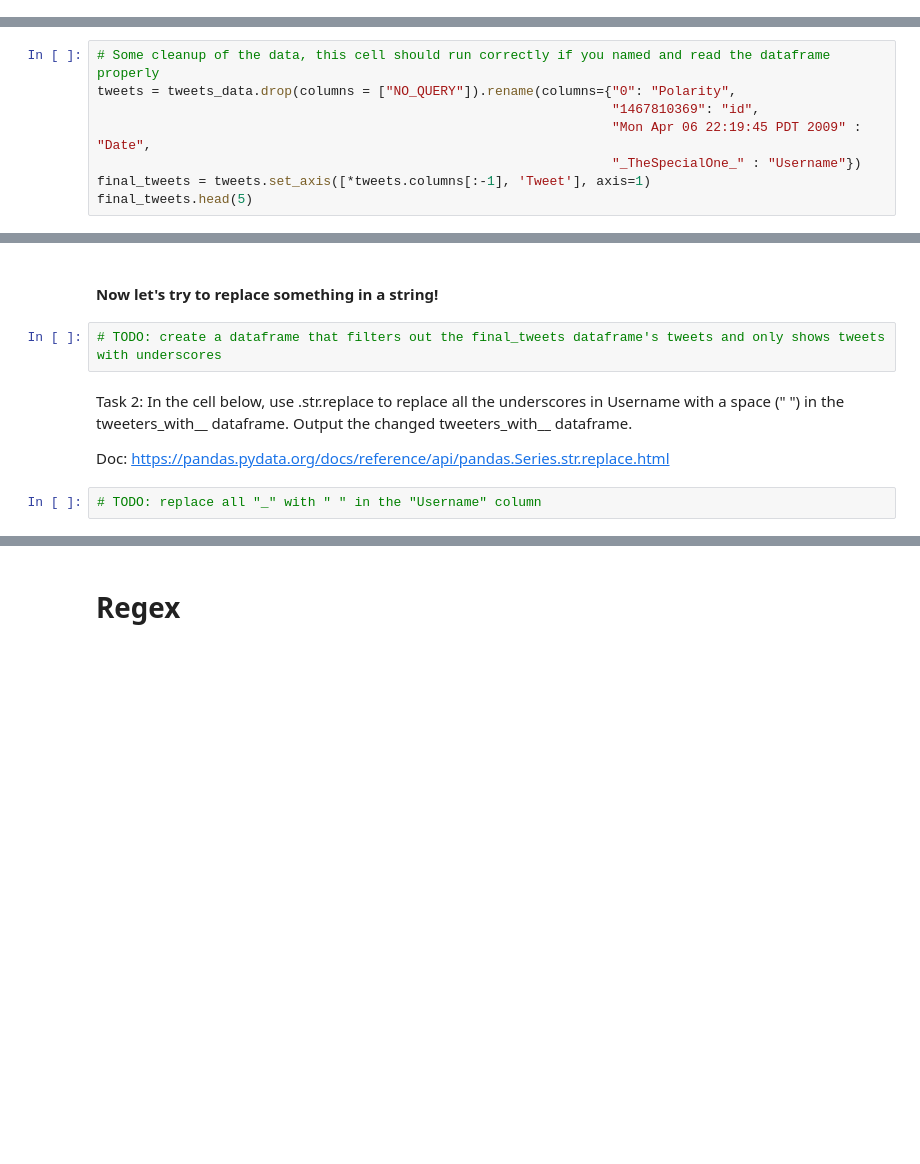
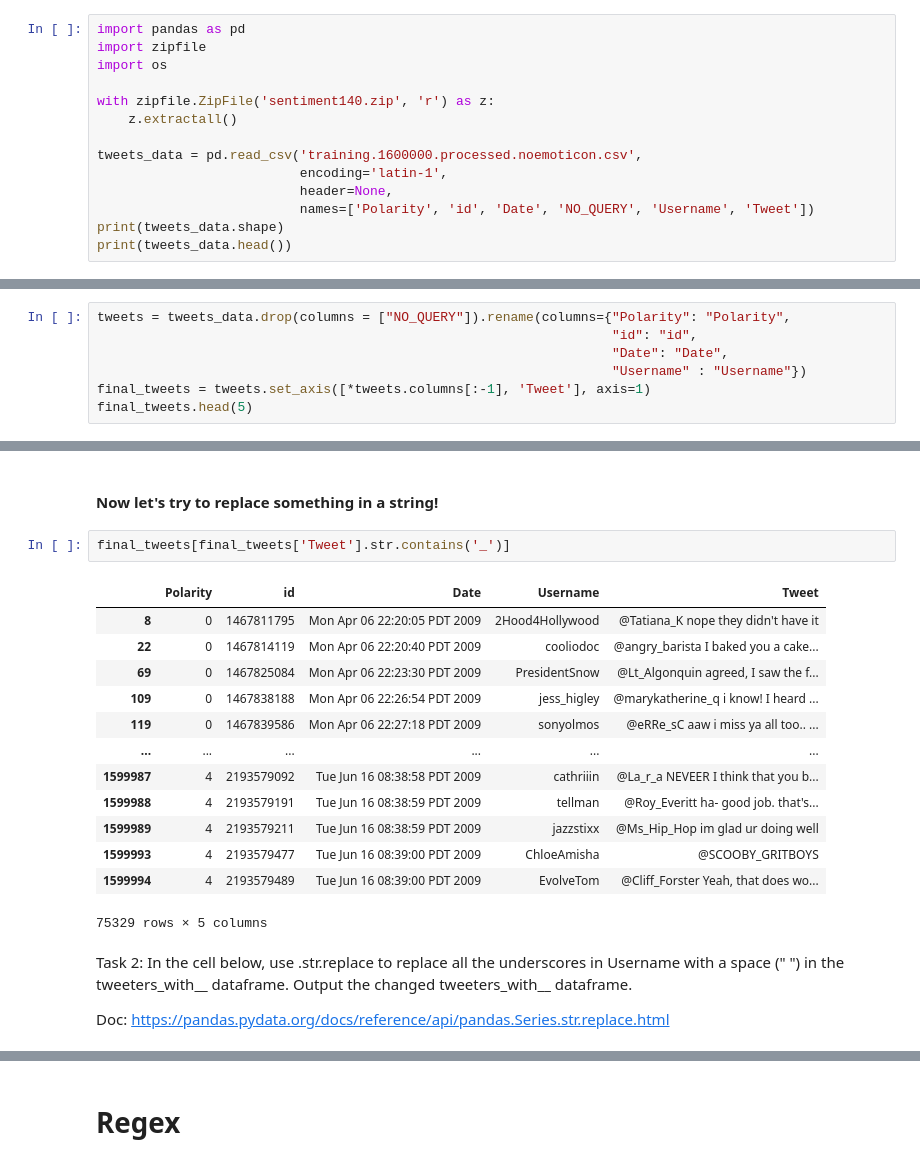
Before and after one commit to kyun33/JCP26Notebooks, a Jupyter notebook: Week_2_EDA_DataCleaning_JCP_Copy.ipynb, the cells around one changed output, grey strips where cells are left out. Saved outputs shown, nothing was run; the diff lists cells and outputs as text; blank space fills up the shorter version.

```diff
--- a/Week_2_EDA_DataCleaning_JCP_Copy.ipynb
+++ b/Week_2_EDA_DataCleaning_JCP_Copy.ipynb
@@ -134,0 +216,14 @@ This should serve as a basic exercise on how you can approach data that is not 1
+# %%
+import pandas as pd
+import zipfile
+import os
+
+with zipfile.ZipFile('sentiment140.zip', 'r') as z:
+    z.extractall()
+
+tweets_data = pd.read_csv('training.1600000.processed.noemoticon.csv',
+                          encoding='latin-1',
+                          header=None,
+                          names=['Polarity', 'id', 'Date', 'NO_QUERY', 'Username', 'Tweet'])
+print(tweets_data.shape)
+print(tweets_data.head())
@@ -135,9 +245,8 @@ This should serve as a basic exercise on how you can approach data that is not 1
 # %%
-# Some cleanup of the data, this cell should run correctly if you named and read the dataframe properly
-tweets = tweets_data.drop(columns = ["NO_QUERY"]).rename(columns={"0": "Polarity",
-                                                                  "1467810369": "id",
-                                                                  "Mon Apr 06 22:19:45 PDT 2009" : "Date",
-                                                                  "_TheSpecialOne_" : "Username"})
+tweets = tweets_data.drop(columns = ["NO_QUERY"]).rename(columns={"Polarity": "Polarity",
+                                                                  "id": "id",
+                                                                  "Date": "Date",
+                                                                  "Username" : "Username"})
 final_tweets = tweets.set_axis([*tweets.columns[:-1], 'Tweet'], axis=1)
 final_tweets.head(5)
 # %% [output]
@@ -153,10 +294,22 @@ NameError: name 'tweets_data' is not defined
 # %% [markdown]
 #### Now let's try to replace something in a string!
-# %%
-# TODO: create a dataframe that filters out the final_tweets dataframe's tweets and only shows tweets with underscores
+# %%
+final_tweets[final_tweets['Tweet'].str.contains('_')]
+# %% [output]
+|  | Polarity | id | Date | Username | Tweet |
+| 8 | 0 | 1467811795 | Mon Apr 06 22:20:05 PDT 2009 | 2Hood4Hollywood | @Tatiana_K nope they didn't have it |
+| 22 | 0 | 1467814119 | Mon Apr 06 22:20:40 PDT 2009 | cooliodoc | @angry_barista I baked you a cake... |
+| 69 | 0 | 1467825084 | Mon Apr 06 22:23:30 PDT 2009 | PresidentSnow | @Lt_Algonquin agreed, I saw the f... |
+| 109 | 0 | 1467838188 | Mon Apr 06 22:26:54 PDT 2009 | jess_higley | @marykatherine_q i know! I heard ... |
+| 119 | 0 | 1467839586 | Mon Apr 06 22:27:18 PDT 2009 | sonyolmos | @eRRe_sC aaw i miss ya all too.. ... |
+| ... | ... | ... | ... | ... | ... |
+| 1599987 | 4 | 2193579092 | Tue Jun 16 08:38:58 PDT 2009 | cathriiin | @La_r_a NEVEER I think that you b... |
+| 1599988 | 4 | 2193579191 | Tue Jun 16 08:38:59 PDT 2009 | tellman | @Roy_Everitt ha- good job. that's... |
+| 1599989 | 4 | 2193579211 | Tue Jun 16 08:38:59 PDT 2009 | jazzstixx | @Ms_Hip_Hop im glad ur doing well |
+| 1599993 | 4 | 2193579477 | Tue Jun 16 08:39:00 PDT 2009 | ChloeAmisha | @SCOOBY_GRITBOYS |
+| 1599994 | 4 | 2193579489 | Tue Jun 16 08:39:00 PDT 2009 | EvolveTom | @Cliff_Forster Yeah, that does wo... |
+75329 rows × 5 columns
 # %% [markdown]
 Task 2: In the cell below, use .str.replace to replace all the underscores in Username with a space (" ") in the tweeters_with__ dataframe. Output the changed tweeters_with__ dataframe.
 
 Doc: https://pandas.pydata.org/docs/reference/api/pandas.Series.str.replace.html
-# %%
-# TODO: replace all "_" with " " in the "Username" column
```
Also changed, not shown: parts of 39 cells of this notebook.
